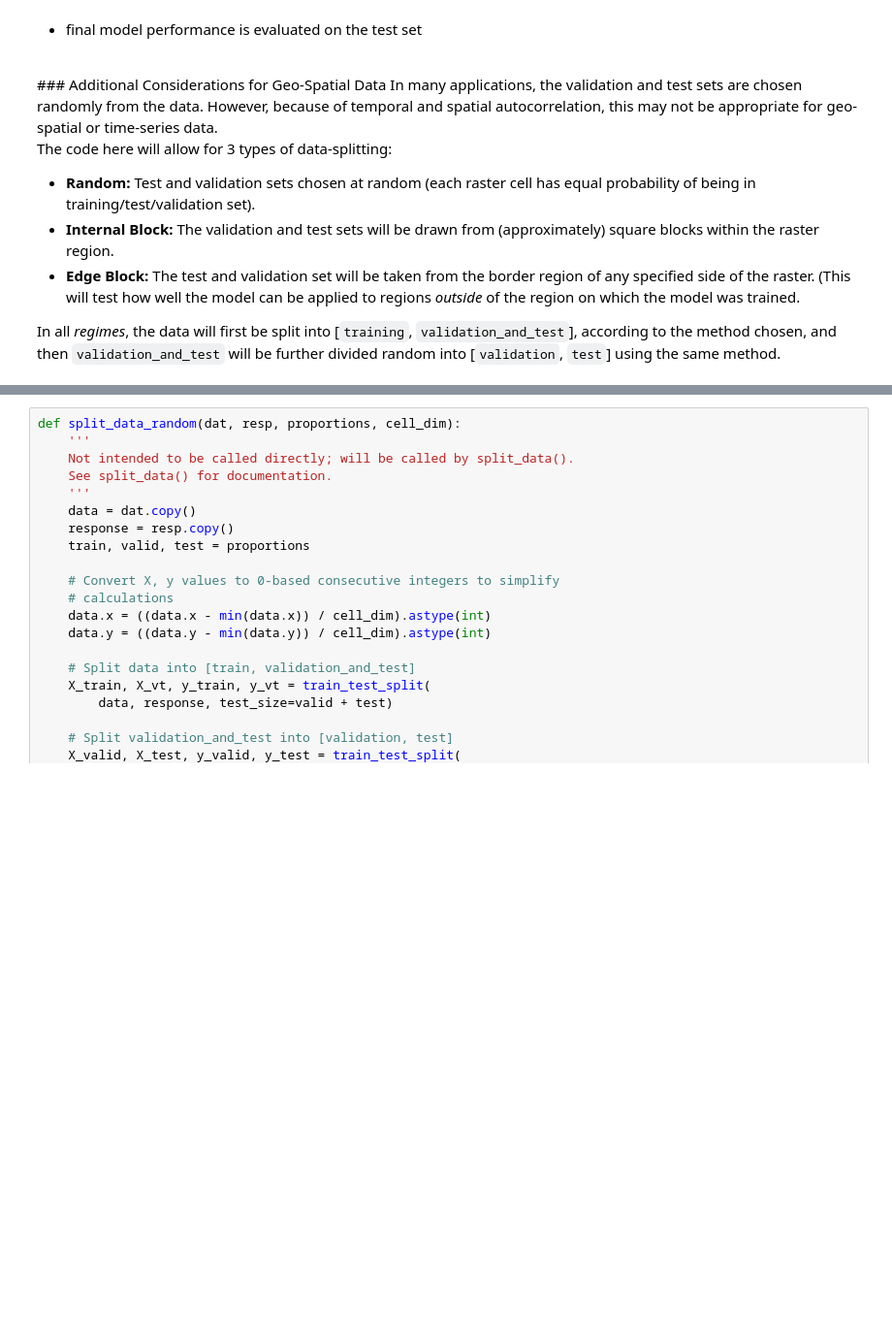
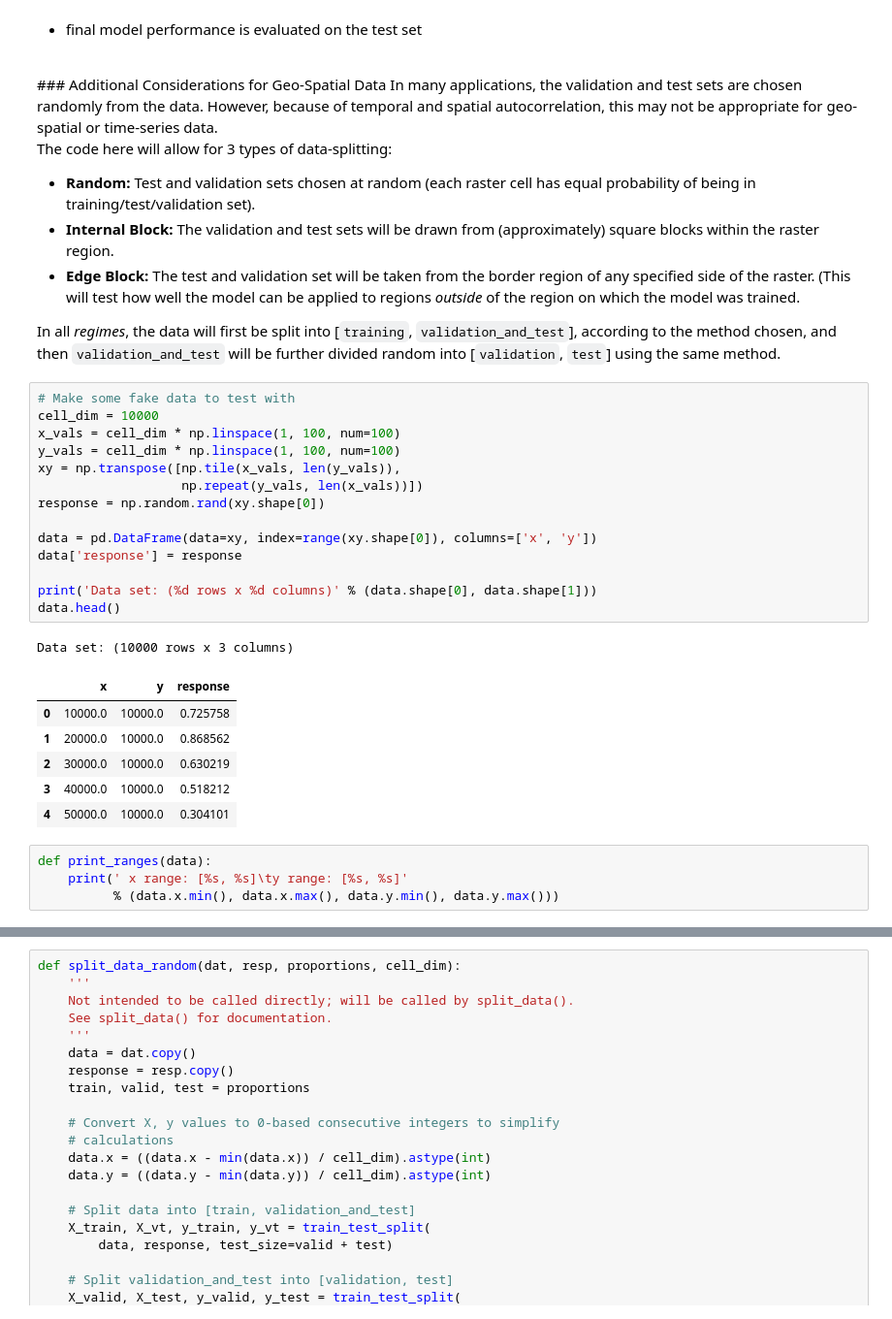
Before and after one commit to dongmeic/SDM, a Jupyter notebook: python/notebooks/preprocess.py.ipynb, the cells around one changed output, grey strips where cells are left out. Shown at 97% size. Cells and saved outputs as stored; diff of their text form; blank space fills up the shorter version.

```diff
--- a/python/notebooks/preprocess.py.ipynb
+++ b/python/notebooks/preprocess.py.ipynb
@@ -71,6 +26,32 @@ The code here will allow for 3 types of data-splitting:
 * **Edge Block:** The test and validation set will be taken from the border region of any specified side of the raster.  (This will test how well the model can be applied to regions _outside_ of the region on which the model was trained.
 
 In all _regimes_, the data will first be split into [`training`, `validation_and_test`], according to the method chosen, and then `validation_and_test` will be further divided random into [`validation`, `test`] using the same method.
+# %%
+# Make some fake data to test with
+cell_dim = 10000
+x_vals = cell_dim * np.linspace(1, 100, num=100)
+y_vals = cell_dim * np.linspace(1, 100, num=100)
+xy = np.transpose([np.tile(x_vals, len(y_vals)),
+                   np.repeat(y_vals, len(x_vals))])
+response = np.random.rand(xy.shape[0])
+
+data = pd.DataFrame(data=xy, index=range(xy.shape[0]), columns=['x', 'y'])
+data['response'] = response
+
+print('Data set: (%d rows x %d columns)' % (data.shape[0], data.shape[1]))
+data.head()
+# %% [output]
+Data set: (10000 rows x 3 columns)
+|  | x | y | response |
+| 0 | 10000.0 | 10000.0 | 0.725758 |
+| 1 | 20000.0 | 10000.0 | 0.868562 |
+| 2 | 30000.0 | 10000.0 | 0.630219 |
+| 3 | 40000.0 | 10000.0 | 0.518212 |
+| 4 | 50000.0 | 10000.0 | 0.304101 |
+# %%
+def print_ranges(data):
+    print(' x range: [%s, %s]\ty range: [%s, %s]'
+          % (data.x.min(), data.x.max(), data.y.min(), data.y.max()))
 # %%
 def print_data_split(X_train, y_train, X_valid, y_valid, X_test, y_test):
     '''
```
Also changed, not shown: parts of 11 cells of this notebook.
